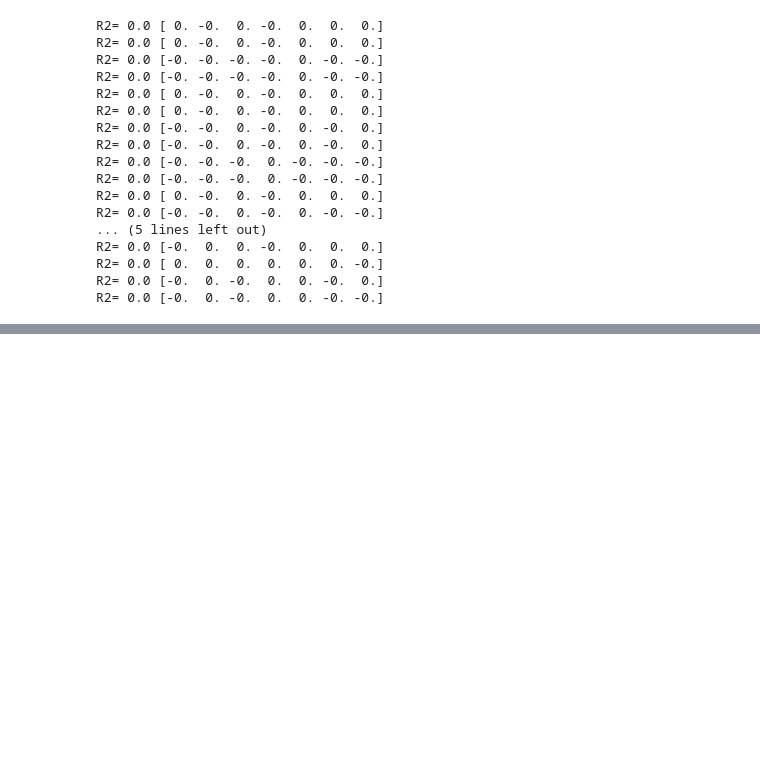
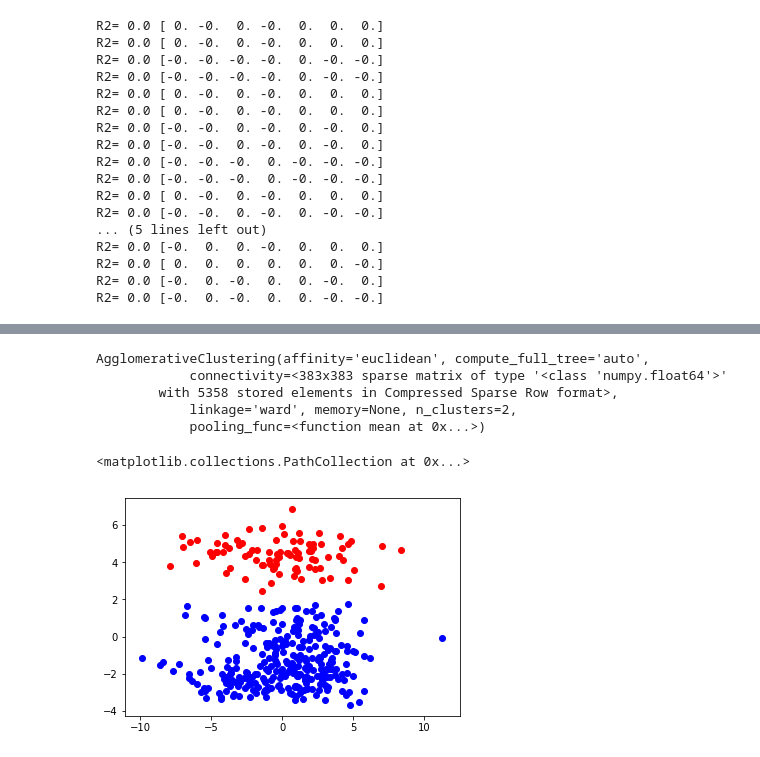
Before and after one commit to VBGI/df, a Jupyter notebook: inside_df.ipynb, the cells around one changed output, grey strips where cells are left out. Saved outputs shown, nothing was run; the diff lists cells and outputs as text; code cells hidden in the pictures; blank space fills up the shorter version.

Commit message:
df-clustering

```diff
--- a/inside_df.ipynb
+++ b/inside_df.ipynb
@@ -267,0 +304,16 @@ R2= 0.0 [-0.  0. -0.  0.  0. -0. -0.]
+# %%
+ward.fit(X)
+# %% [output]
+AgglomerativeClustering(affinity='euclidean', compute_full_tree='auto',
+            connectivity=<383x383 sparse matrix of type '<class 'numpy.float64'>'
+        with 5358 stored elements in Compressed Sparse Row format>,
+            linkage='ward', memory=None, n_clusters=2,
+            pooling_func=<function mean at 0x...>)
+# %%
+y=ward.fit_predict(X)
+# %%
+pca = PCA(n_components=2)
+fa = FactorAnalysis(n_components=2)
+mds = MDS(n_components=2)
+# %%
+X_t=pca.fit_transform(X)
@@ -267,0 +322,8 @@ R2= 0.0 [-0.  0. -0.  0.  0. -0. -0.]
+# %%
+y[X_t[:,1]>2] = 0
+y[X_t[:,1]<2] = 1
+scatter(X_t[X_t[:,1]>2,0], X_t[X_t[:,1]>2,1], c='r')
+scatter(X_t[X_t[:,1]<2,0], X_t[X_t[:,1]<2,1], c='b')
+# %% [output]
+<matplotlib.collections.PathCollection at 0x...>
+[figure, added]
```
Also changed, not shown: parts of 15 cells of this notebook, 1 other file.
